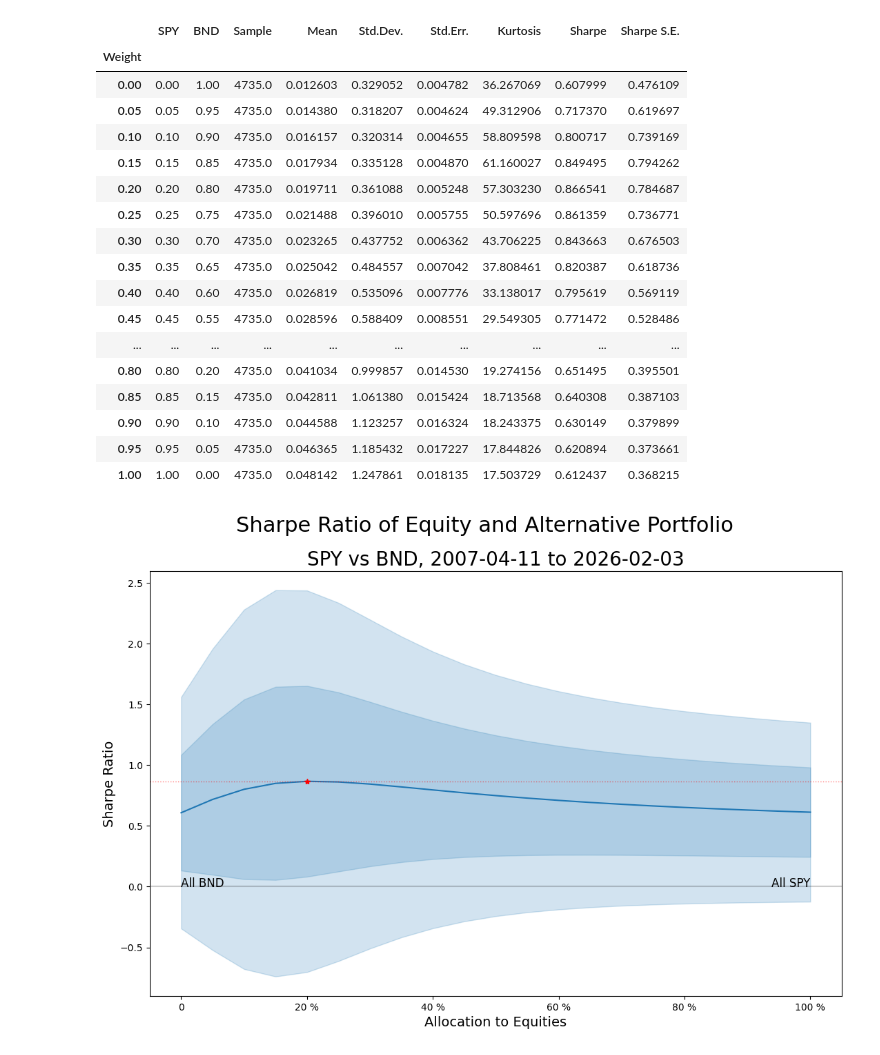
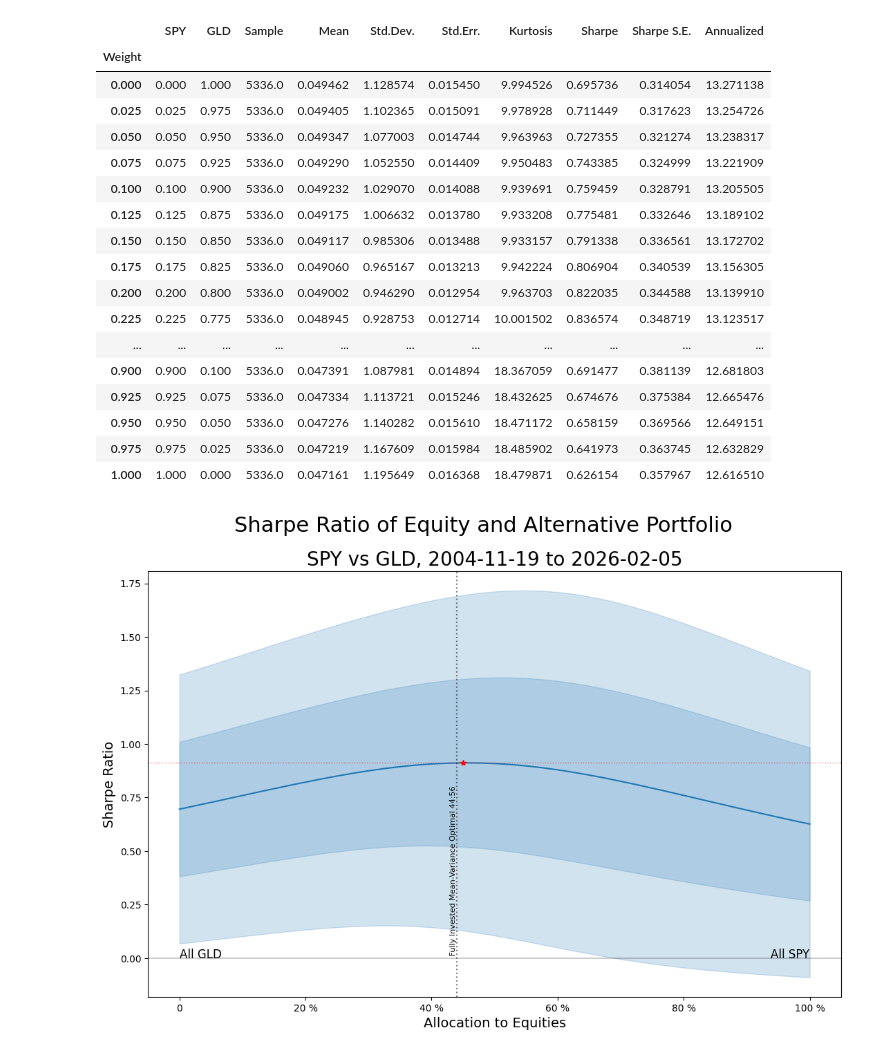
Before and after one commit to Farmhouse121/Financial-Data-Science-in-Python, a Jupyter notebook: 60_40_Equities_and_Gold.ipynb, the cells around one changed output. Saved outputs shown, nothing was run; the diff lists cells and outputs as text; code cells hidden in the pictures.

```diff
--- a/60_40_Equities_and_Gold.ipynb
+++ b/60_40_Equities_and_Gold.ipynb
@@ -10,5 +10,5 @@ from my_library import *
 # %%
-data=download(tickers:=[market:='SPY',alternative:='BND'],"1990-01-01",today("%Y-%m-%d"),auto_adjust=True)
+data=download(tickers:=[market:='SPY',alternative:='GLD'],"1990-01-01",today("%Y-%m-%d"),auto_adjust=True)
 data.index=pd.DatetimeIndex(data.index).to_period('B')
 #data=data.resample('M').last()
 
@@ -34,6 +34,11 @@ plot.axhline(color='black',alpha=0.2)
 figure.savefig(title+".png",dpi=300,bbox_inches='tight')
 
 display(data)
+
+s1,s12,s12,s2=data['Return'][tickers].cov().to_numpy().reshape(4)
+w1=(s2**2-s12)/(s1**2+s2**2-two*s12)
+w2=one-w1
+nprint("Mean-Variance Optimal Fully Invested Portfolio is %.0f:%0.f." % (w1*hundred,w2*hundred))
 # %% [output]
 [*********************100%***********************]  2 of 2 completed
 | Price | Close |  | High |  | Low |  | Open |  | Return |  | Volume | ... |
@@ -55,7 +61,7 @@ display(data)
 # %%
 from warnings import filterwarnings ; filterwarnings('ignore',category=pd.errors.PerformanceWarning)
 
-report=pd.DataFrame({'Weight':np.arange(zero,one+(delta:=0.05),delta)}).set_index("Weight")
+report=pd.DataFrame({'Weight':np.arange(zero,one+(delta:=0.025),delta)}).set_index("Weight")
 
 if data.index.dtype==pd.PeriodDtype('W'):
     annualize=52e0
@@ -90,45 +96,48 @@ for weight in tqdm(report.index):
 
 report['Sharpe']=report['Mean']/report['Std.Dev.']*annualize**half
 report['Sharpe S.E.']=((annualize/report['Sample'])*(one+(report['Kurtosis']-one)/four*report['Sharpe']**two))**half
+report['Annualized']=hundred*(one+report['Mean']/hundred)**annualize-hundred
 
 display(report)
 # %% [output]
-|  | SPY | BND | Sample | Mean | Std.Dev. | Std.Err. | Kurtosis | Sharpe | Sharpe S.E. |
-| Weight |  |  |  |  |  |  |  |  |  |
-| 0.00 | 0.00 | 1.00 | 4735.0 | 0.012603 | 0.329052 | 0.004782 | 36.267069 | 0.607999 | 0.476109 |
-| 0.05 | 0.05 | 0.95 | 4735.0 | 0.014380 | 0.318207 | 0.004624 | 49.312906 | 0.717370 | 0.619697 |
-| 0.10 | 0.10 | 0.90 | 4735.0 | 0.016157 | 0.320314 | 0.004655 | 58.809598 | 0.800717 | 0.739169 |
-| 0.15 | 0.15 | 0.85 | 4735.0 | 0.017934 | 0.335128 | 0.004870 | 61.160027 | 0.849495 | 0.794262 |
-| 0.20 | 0.20 | 0.80 | 4735.0 | 0.019711 | 0.361088 | 0.005248 | 57.303230 | 0.866541 | 0.784687 |
-| 0.25 | 0.25 | 0.75 | 4735.0 | 0.021488 | 0.396010 | 0.005755 | 50.597696 | 0.861359 | 0.736771 |
-| 0.30 | 0.30 | 0.70 | 4735.0 | 0.023265 | 0.437752 | 0.006362 | 43.706225 | 0.843663 | 0.676503 |
-| 0.35 | 0.35 | 0.65 | 4735.0 | 0.025042 | 0.484557 | 0.007042 | 37.808461 | 0.820387 | 0.618736 |
-| 0.40 | 0.40 | 0.60 | 4735.0 | 0.026819 | 0.535096 | 0.007776 | 33.138017 | 0.795619 | 0.569119 |
-| 0.45 | 0.45 | 0.55 | 4735.0 | 0.028596 | 0.588409 | 0.008551 | 29.549305 | 0.771472 | 0.528486 |
-| ... | ... | ... | ... | ... | ... | ... | ... | ... | ... |
-| 0.80 | 0.80 | 0.20 | 4735.0 | 0.041034 | 0.999857 | 0.014530 | 19.274156 | 0.651495 | 0.395501 |
-| 0.85 | 0.85 | 0.15 | 4735.0 | 0.042811 | 1.061380 | 0.015424 | 18.713568 | 0.640308 | 0.387103 |
-| 0.90 | 0.90 | 0.10 | 4735.0 | 0.044588 | 1.123257 | 0.016324 | 18.243375 | 0.630149 | 0.379899 |
-| 0.95 | 0.95 | 0.05 | 4735.0 | 0.046365 | 1.185432 | 0.017227 | 17.844826 | 0.620894 | 0.373661 |
-| 1.00 | 1.00 | 0.00 | 4735.0 | 0.048142 | 1.247861 | 0.018135 | 17.503729 | 0.612437 | 0.368215 |
+|  | SPY | GLD | Sample | Mean | Std.Dev. | Std.Err. | Kurtosis | Sharpe | Sharpe S.E. | Annualized |
+| Weight |  |  |  |  |  |  |  |  |  |  |
+| 0.000 | 0.000 | 1.000 | 5336.0 | 0.049462 | 1.128574 | 0.015450 | 9.994526 | 0.695736 | 0.314054 | 13.271138 |
+| 0.025 | 0.025 | 0.975 | 5336.0 | 0.049405 | 1.102365 | 0.015091 | 9.978928 | 0.711449 | 0.317623 | 13.254726 |
+| 0.050 | 0.050 | 0.950 | 5336.0 | 0.049347 | 1.077003 | 0.014744 | 9.963963 | 0.727355 | 0.321274 | 13.238317 |
+| 0.075 | 0.075 | 0.925 | 5336.0 | 0.049290 | 1.052550 | 0.014409 | 9.950483 | 0.743385 | 0.324999 | 13.221909 |
+| 0.100 | 0.100 | 0.900 | 5336.0 | 0.049232 | 1.029070 | 0.014088 | 9.939691 | 0.759459 | 0.328791 | 13.205505 |
+| 0.125 | 0.125 | 0.875 | 5336.0 | 0.049175 | 1.006632 | 0.013780 | 9.933208 | 0.775481 | 0.332646 | 13.189102 |
+| 0.150 | 0.150 | 0.850 | 5336.0 | 0.049117 | 0.985306 | 0.013488 | 9.933157 | 0.791338 | 0.336561 | 13.172702 |
+| 0.175 | 0.175 | 0.825 | 5336.0 | 0.049060 | 0.965167 | 0.013213 | 9.942224 | 0.806904 | 0.340539 | 13.156305 |
+| 0.200 | 0.200 | 0.800 | 5336.0 | 0.049002 | 0.946290 | 0.012954 | 9.963703 | 0.822035 | 0.344588 | 13.139910 |
+| 0.225 | 0.225 | 0.775 | 5336.0 | 0.048945 | 0.928753 | 0.012714 | 10.001502 | 0.836574 | 0.348719 | 13.123517 |
+| ... | ... | ... | ... | ... | ... | ... | ... | ... | ... | ... |
+| 0.900 | 0.900 | 0.100 | 5336.0 | 0.047391 | 1.087981 | 0.014894 | 18.367059 | 0.691477 | 0.381139 | 12.681803 |
+| 0.925 | 0.925 | 0.075 | 5336.0 | 0.047334 | 1.113721 | 0.015246 | 18.432625 | 0.674676 | 0.375384 | 12.665476 |
+| 0.950 | 0.950 | 0.050 | 5336.0 | 0.047276 | 1.140282 | 0.015610 | 18.471172 | 0.658159 | 0.369566 | 12.649151 |
+| 0.975 | 0.975 | 0.025 | 5336.0 | 0.047219 | 1.167609 | 0.015984 | 18.485902 | 0.641973 | 0.363745 | 12.632829 |
+| 1.000 | 1.000 | 0.000 | 5336.0 | 0.047161 | 1.195649 | 0.016368 | 18.479871 | 0.626154 | 0.357967 | 12.616510 |
 # %%
 figure,plot=pl.subplots(figsize=(8*GoldenRatio,8))
 plot.plot((x:=report.index)*hundred,y:=report.loc[x,'Sharpe'])
 plot.fill_between(x*hundred,y+(ye:=report.loc[x,'Sharpe S.E.']),y-ye,color='C0',alpha=0.2)
 plot.fill_between(x*hundred,y+two*ye,y-two*ye,color='C0',alpha=0.2)
 figure.suptitle(title:='Sharpe Ratio of Equity and Alternative Portfolio',fontsize=22)
 plot.set_title(subtitle,fontsize=20)
 plot.set_xlabel('Allocation to Equities',fontsize=14)
 plot.set_ylabel('Sharpe Ratio',fontsize=14)
 plot.xaxis.set_major_formatter(PercentLabels(0))
 plot.text(zero,zero,"All "+alternative,fontsize=12,horizontalalignment='left')
 plot.text(hundred,zero,"All "+market,fontsize=12,horizontalalignment='right')
 plot.axhline(color='black',alpha=0.2)
 plot.plot(x[y.argmax()]*hundred,y.max(),'r*')
 plot.axhline(y.max(),color='red',linestyle=':',linewidth=1,alpha=0.5)
+plot.axvline(w1*hundred,color='black',linestyle=':',alpha=0.5)
+plot.text(w1*hundred,zero,' Fully Invested Mean-Variance Optimal %.0f:%0.f' % (w1*hundred,w2*hundred),rotation=90,ha='right',va='bottom',fontsize=8)
 figure.savefig(title+".png",dpi=300,bbox_inches='tight')
 # %% [output]
-[figure, old version]
+[figure, new version]
 # %%
 weight=x[y.argmax()]
 
```
Also changed, not shown: parts of 7 cells of this notebook.
